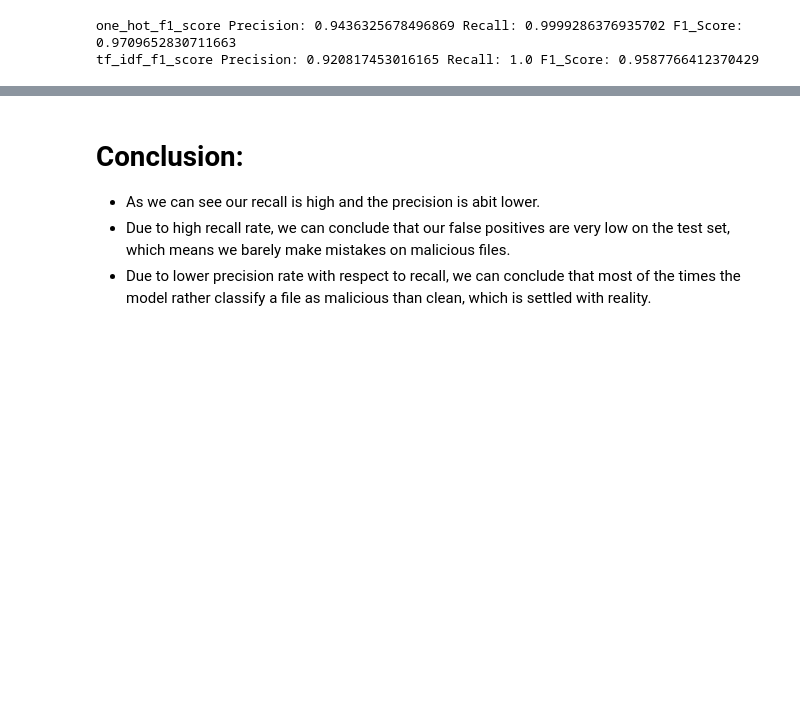
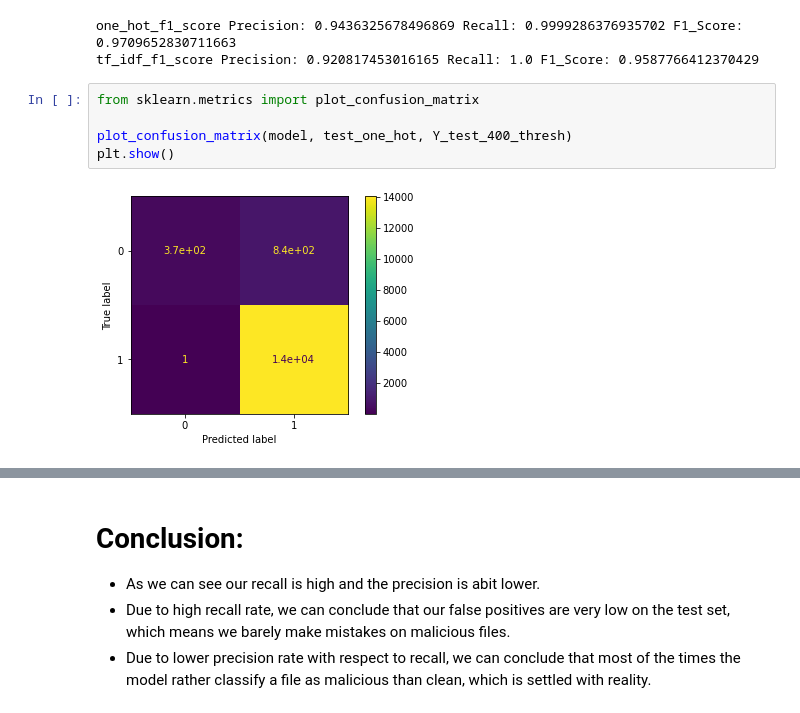
Before and after one commit to NitCoh/TextAnalysisForBigData, a Jupyter notebook: Big_Data_Analysis_for_Cyber_Security_Text_Analysis.ipynb, the cells around one changed output, grey strips where cells are left out. Cells and saved outputs as stored; diff of their text form; blank space fills up the shorter version.

```diff
--- a/Big_Data_Analysis_for_Cyber_Security_Text_Analysis.ipynb
+++ b/Big_Data_Analysis_for_Cyber_Security_Text_Analysis.ipynb
@@ -1235,3 +1235,10 @@ print("tf_idf_f1_score Precision: {} Recall: {} F1_Score: {}".format(tup2[0],tup
 # %% [output]
 one_hot_f1_score Precision: 0.9436325678496869 Recall: 0.9999286376935702 F1_Score: 0.9709652830711663
 tf_idf_f1_score Precision: 0.920817453016165 Recall: 1.0 F1_Score: 0.9587766412370429
+# %%
+from sklearn.metrics import plot_confusion_matrix
+
+plot_confusion_matrix(model, test_one_hot, Y_test_400_thresh)
+plt.show()
+# %% [output]
+[figure, added]
```
Also changed, not shown: parts of 3 cells of this notebook.
